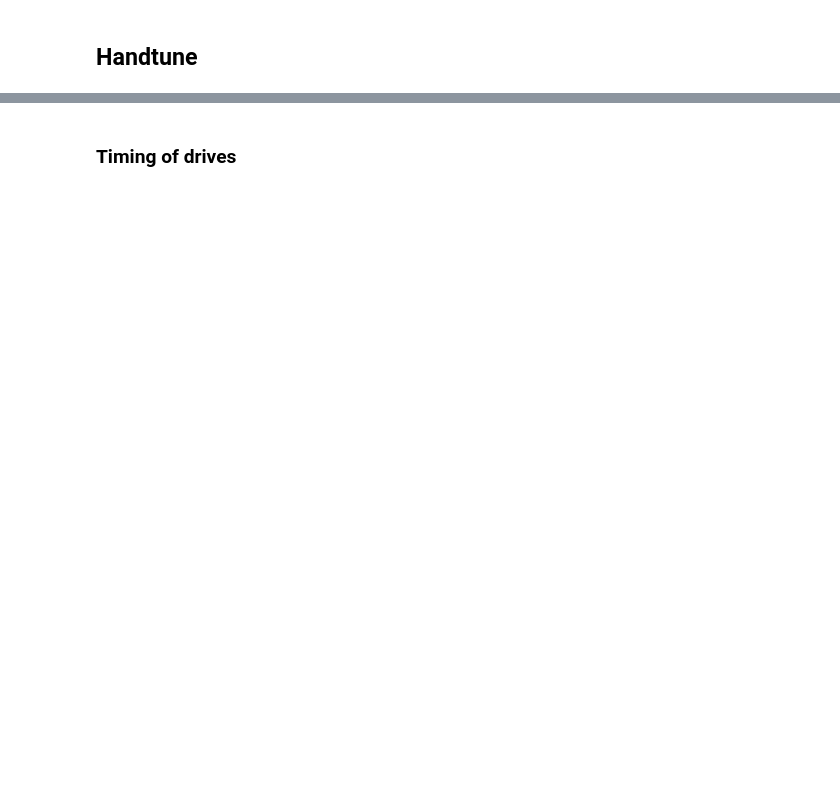
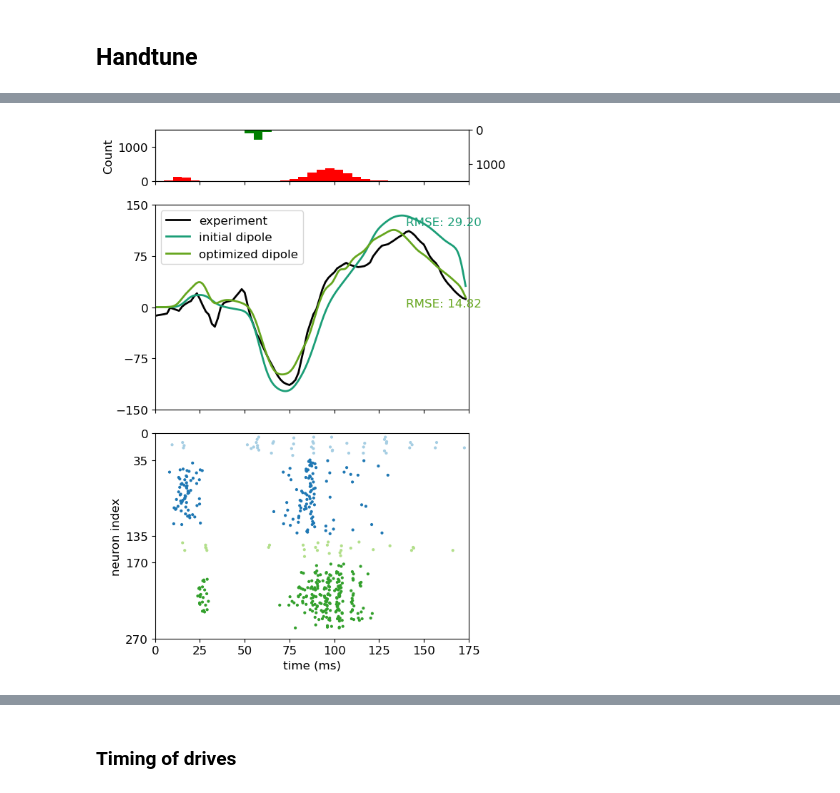
Before and after one commit to jonescompneurolab/hnn-tuning, a Jupyter notebook: new_model_HNN/optimize_drives_l23_first.ipynb, the cells around one changed output, grey strips where cells are left out. Saved outputs shown, nothing was run; the diff lists cells and outputs as text; code cells hidden in the pictures; blank space fills up the shorter version.

```diff
--- a/new_model_HNN/optimize_drives_l23_first.ipynb
+++ b/new_model_HNN/optimize_drives_l23_first.ipynb
@@ -143,0 +160,9 @@ np.float64(24.907849136640838)
+# %%
+from optimize_drives_slurm import set_params, set_params_time
+import pickle
+
+with open('optim_time.pkl', 'rb') as file:
+        optim = pickle.load(file)
+
+with open('dpl_time.pkl', 'rb') as file:
+        dpl_opt = pickle.load(file)
@@ -143,0 +180,55 @@ np.float64(24.907849136640838)
+# %%
+fig, ax = plt.subplots(3,1,figsize=(6,8), height_ratios=[0.25,1,1], sharex=True)
+
+bins = np.arange(0, tstop, 5)  # histogram bins
+
+# proximal and distal histogram
+spike_prox1 = np.array(optim.net_.cell_response.spike_times_by_type['prox1']).reshape(-1,1)
+spike_dist = np.array(optim.net_.cell_response.spike_times_by_type['dist']).reshape(-1,1)
+spike_prox2 = np.array(optim.net_.cell_response.spike_times_by_type['prox2']).reshape(-1,1)
+
+ax[0].hist(spike_prox1, bins, color='r')
+ax[0].set_ylim([0, 1500])
+ax[0].set_ylabel('Count')
+ax[0].hist(spike_prox2, bins, color='r')
+
+ax1tw = ax[0].twinx()
+ax1tw.hist(spike_dist, bins, color='g')
+ax1tw.set_ylim([0, 1500])
+ax1tw.invert_yaxis()
+
+
+ax[1].plot(exp_dpl.times,exp_dpl.data['agg'], label='experiment', color='k', linewidth=2)
+ax[1].plot(init_dpl.times,init_dpl.data['agg'], label='initial dipole', color=col_lines[0], linewidth=2)
+ax[1].plot(dpl_opt.times,dpl_opt.data['agg'], label='optimized dipole', color=col_lines[-1], linewidth=2)
+ax[1].text(140, 120, 'RMSE: %.2f' %init_rmse, fontsize=12, color=col_lines[0])
+ax[1].set_ylim([-150, 150])
+ax[1].set_yticks([-150, -75, 0, 75, 150])
+ax[1].text(140, 0.5, 'RMSE: %.2f' % _rmse(dpl_opt, exp_dpl,tstart=0,tstop=1000), fontsize=12, color=col_lines[-1])
+ax[1].legend()
+
+# spiking
+I = np.array(optim.net_.cell_response.spike_gids[0]) <270
+gids = np.array(optim.net_.cell_response.spike_gids).reshape(-1,)[I]
+times = np.array(optim.net_.cell_response.spike_times).reshape(-1,)[I]
+cell_types = ['L2_inhibitory', 'L2_pyramidal', 'L5_inhibitory', 'L5_pyramidal']
+cell_type_colors = {'L2_basket': cmap.colors[0], 'L2_pyramidal': cmap.colors[1],
+               'L5_basket': cmap.colors[2], 'L5_pyramidal': cmap.colors[3]}
+
+colors = [assign_color(gid) for gid in gids]
+
+ax[2].scatter(times, gids, s=4, alpha=1., c=colors)
+ax[2].set_ylabel('neuron index')
+ax[2].set_xlim([0, 175])
+ax[2].set_xlabel('time (ms)')
+ax[2].set_ylim([0, 270])
+ax[2].set_yticks([0, 35, 135, 170, 270])
+ax[2].invert_yaxis()
+ax[2].set_xticks(np.arange(0, 176, 25))
+ax[2].set_xlim((0, 175))
+
+fig.tight_layout()
+fig.savefig(os.path.join(pathfig,'optimized_dpl.png'))
+fig.savefig(os.path.join(pathfig,'optimized_dpl.pdf'), dpi=300)
+# %% [output]
+[figure, added]
```
Also changed, not shown: parts of 29 cells of this notebook, 39 other files.
